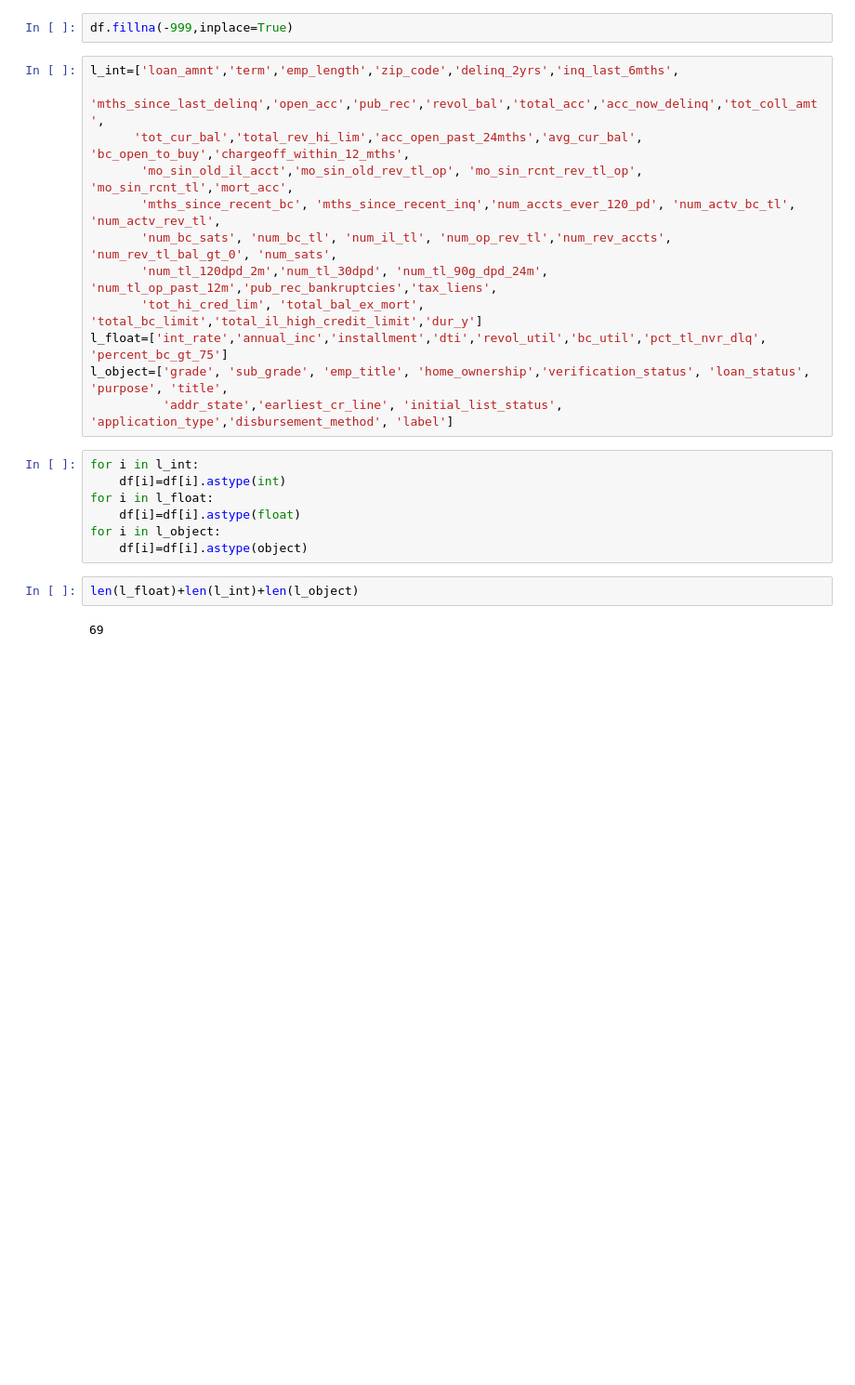
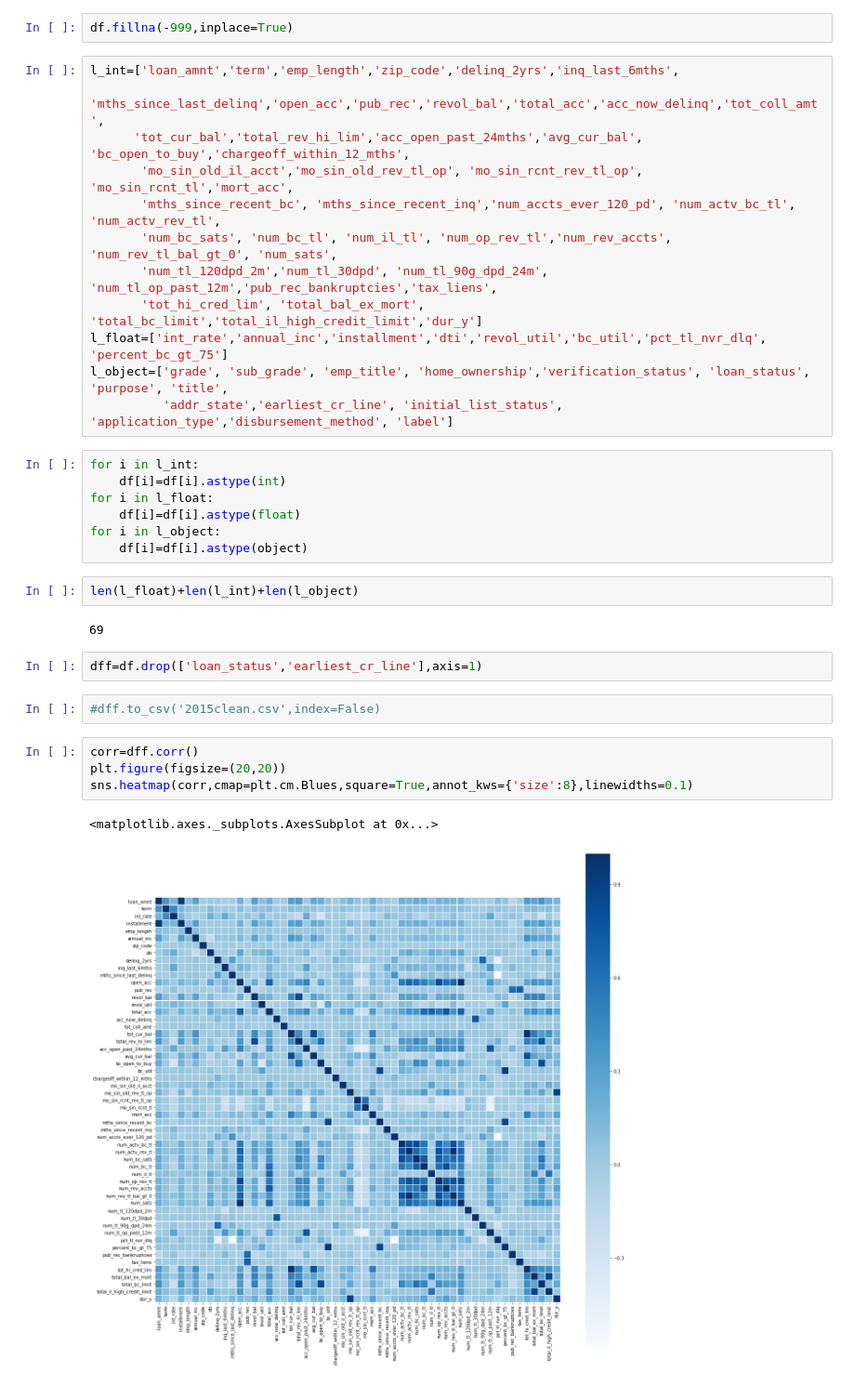
Before and after one commit to kristineguan/Lending-Club-PD-modeling, a Jupyter notebook: Lending Club.ipynb, the cells around one changed output. Shown at 93% size. Drawn from its saved outputs; the diff is of its cells as text; blank space fills up the shorter version.

Commit message:
visualization

```diff
--- a/Lending Club.ipynb
+++ b/Lending Club.ipynb
@@ -152,3 +131,14 @@ for i in l_object:
 len(l_float)+len(l_int)+len(l_object)
 # %% [output]
 69
+# %%
+dff=df.drop(['loan_status','earliest_cr_line'],axis=1)
+# %%
+#dff.to_csv('2015clean.csv',index=False)
+# %%
+corr=dff.corr()
+plt.figure(figsize=(20,20))
+sns.heatmap(corr,cmap=plt.cm.Blues,square=True,annot_kws={'size':8},linewidths=0.1)
+# %% [output]
+<matplotlib.axes._subplots.AxesSubplot at 0x...>
+[figure, added]
```
Also changed, not shown: parts of 14 cells of this notebook.
